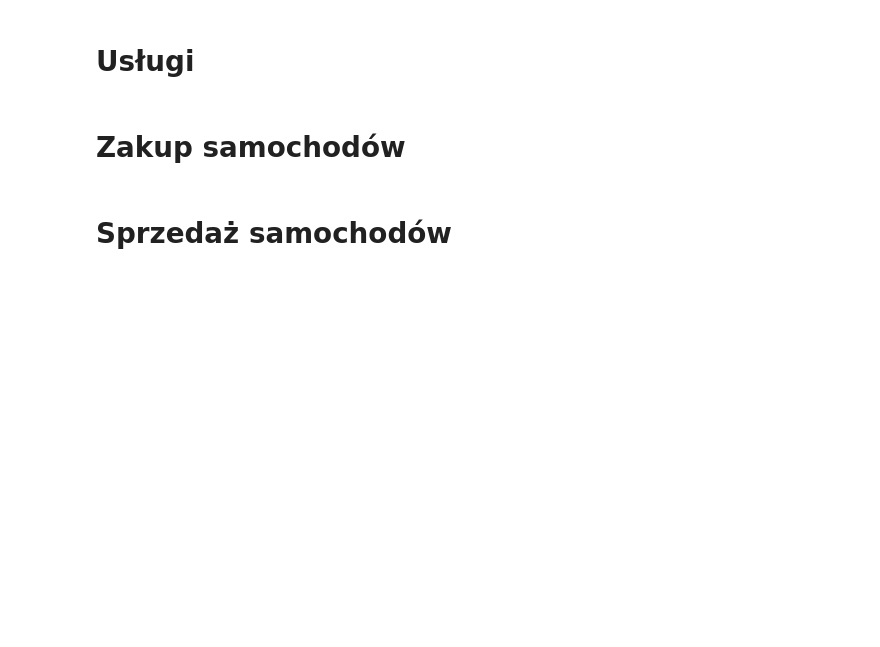
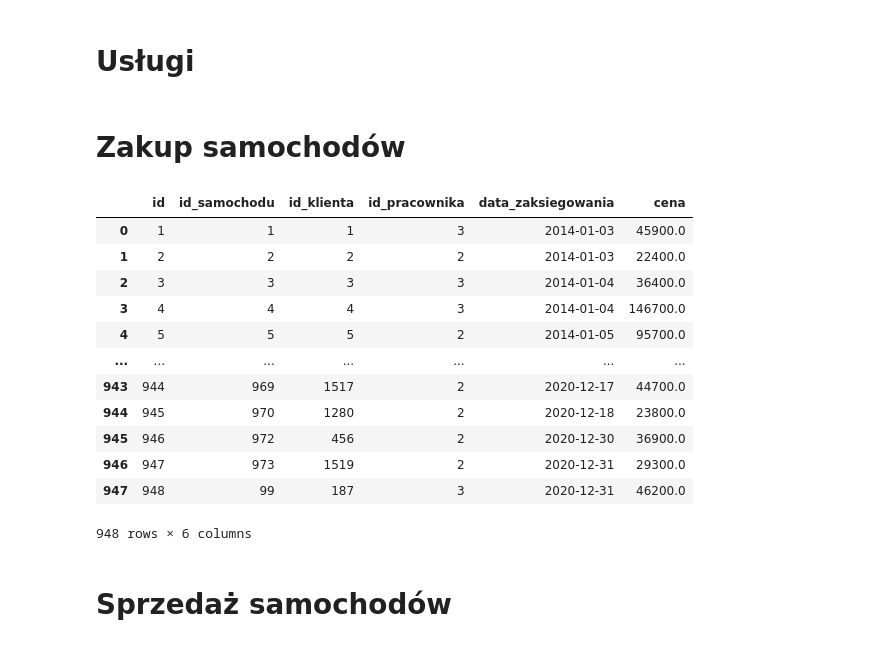
Before and after one commit to knaimadd/BazyDanychKuby, a Jupyter notebook: wypełnianie/tables_fill.ipynb, the cells around one changed output. Cells and saved outputs as stored; diff of their text form; code cells hidden in the pictures; blank space fills up the shorter version.

```diff
--- a/wypełnianie/tables_fill.ipynb
+++ b/wypełnianie/tables_fill.ipynb
@@ -448,3 +450,19 @@ for j, i in enumerate(car_ids_buy):
     purchase_prices.append(car_purchase_price(row['moc'], year_bought, row['rok_produkcji'], row['czy_powypadkowy']))
 
 df_buy['cena'] = purchase_prices
+# %%
+df_buy
+# %% [output]
+|  | id | id_samochodu | id_klienta | id_pracownika | data_zaksiegowania | cena |
+| 0 | 1 | 1 | 1 | 3 | 2014-01-03 | 45900.0 |
+| 1 | 2 | 2 | 2 | 2 | 2014-01-03 | 22400.0 |
+| 2 | 3 | 3 | 3 | 3 | 2014-01-04 | 36400.0 |
+| 3 | 4 | 4 | 4 | 3 | 2014-01-04 | 146700.0 |
+| 4 | 5 | 5 | 5 | 2 | 2014-01-05 | 95700.0 |
+| ... | ... | ... | ... | ... | ... | ... |
+| 943 | 944 | 969 | 1517 | 2 | 2020-12-17 | 44700.0 |
+| 944 | 945 | 970 | 1280 | 2 | 2020-12-18 | 23800.0 |
+| 945 | 946 | 972 | 456 | 2 | 2020-12-30 | 36900.0 |
+| 946 | 947 | 973 | 1519 | 2 | 2020-12-31 | 29300.0 |
+| 947 | 948 | 99 | 187 | 3 | 2020-12-31 | 46200.0 |
+948 rows × 6 columns
```
Also changed, not shown: parts of 21 cells of this notebook, 11 other files.
